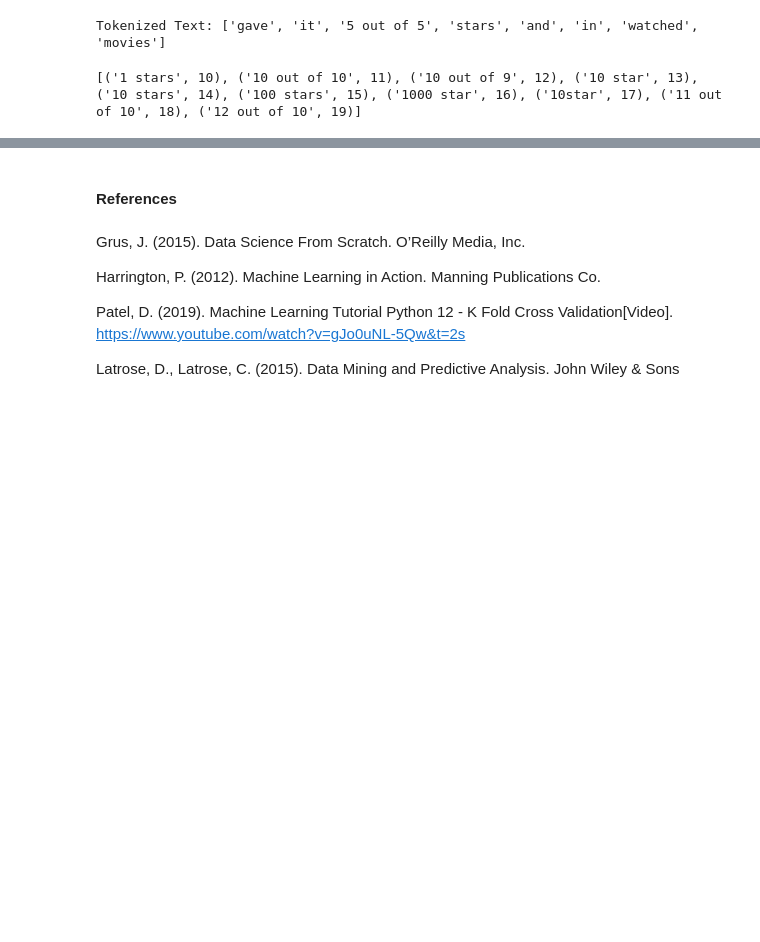
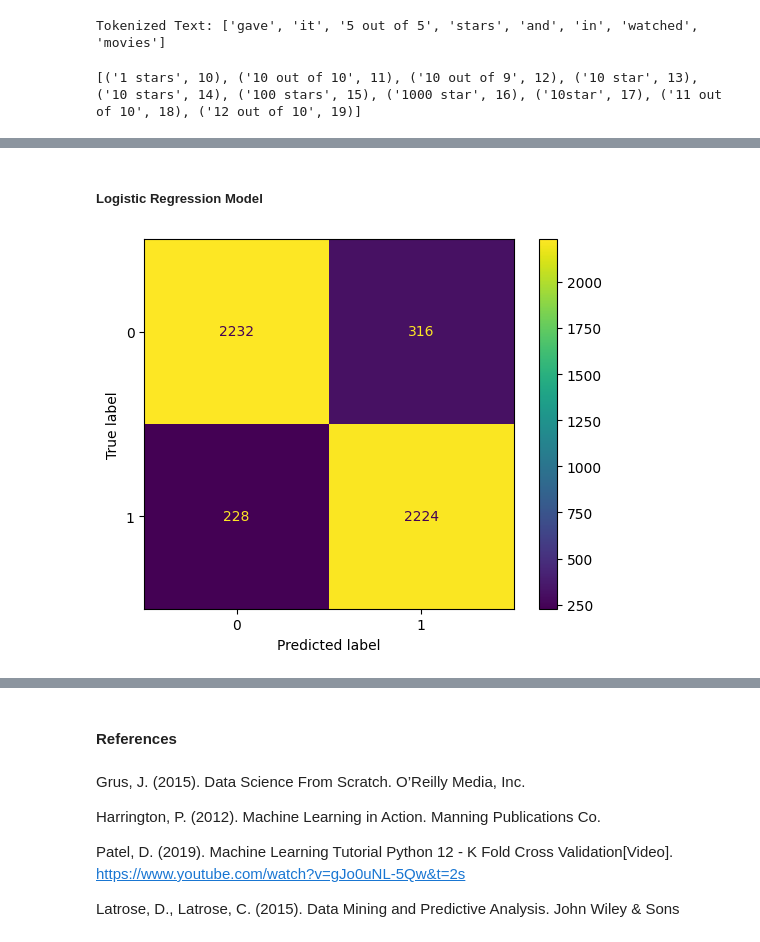
Before and after one commit to ryslipe/sentiment_analysis, a Jupyter notebook: notebook/bag_of_words.ipynb, the cells around one changed output, grey strips where cells are left out. Drawn from its saved outputs; the diff is of its cells as text; code cells hidden in the pictures; blank space fills up the shorter version.

```diff
--- a/notebook/bag_of_words.ipynb
+++ b/notebook/bag_of_words.ipynb
@@ -725,0 +788,16 @@ print(sorted_vocab[10:20])
+# %% [markdown]
+##### Logistic Regression Model
+# %%
+from sklearn.linear_model import LogisticRegression
+
+# create a logistic regression object
+log_reg = LogisticRegression()
+# fit the model to new splits
+model_log_reg = log_reg.fit(X_train_digits, y_train)
+# make predictions
+predicted_log_reg = model_log_reg.predict(X_test_digits)
+# confusion matrix
+ConfusionMatrixDisplay.from_estimator(model_log_reg, X_test_digits, y_test)
+plt.show()
+# %% [output]
+[figure, added]
```
Also changed, not shown: parts of 14 cells of this notebook, 1 other file.
